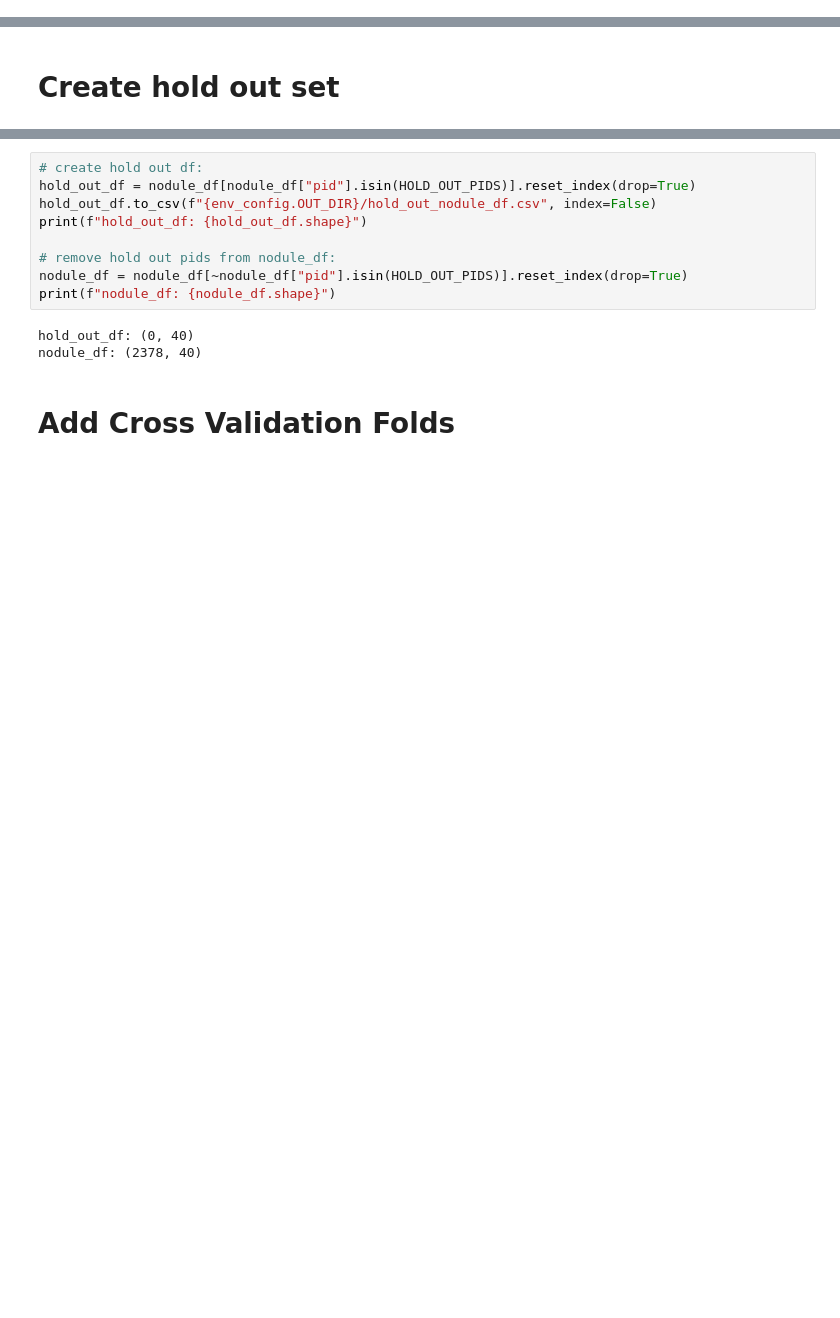
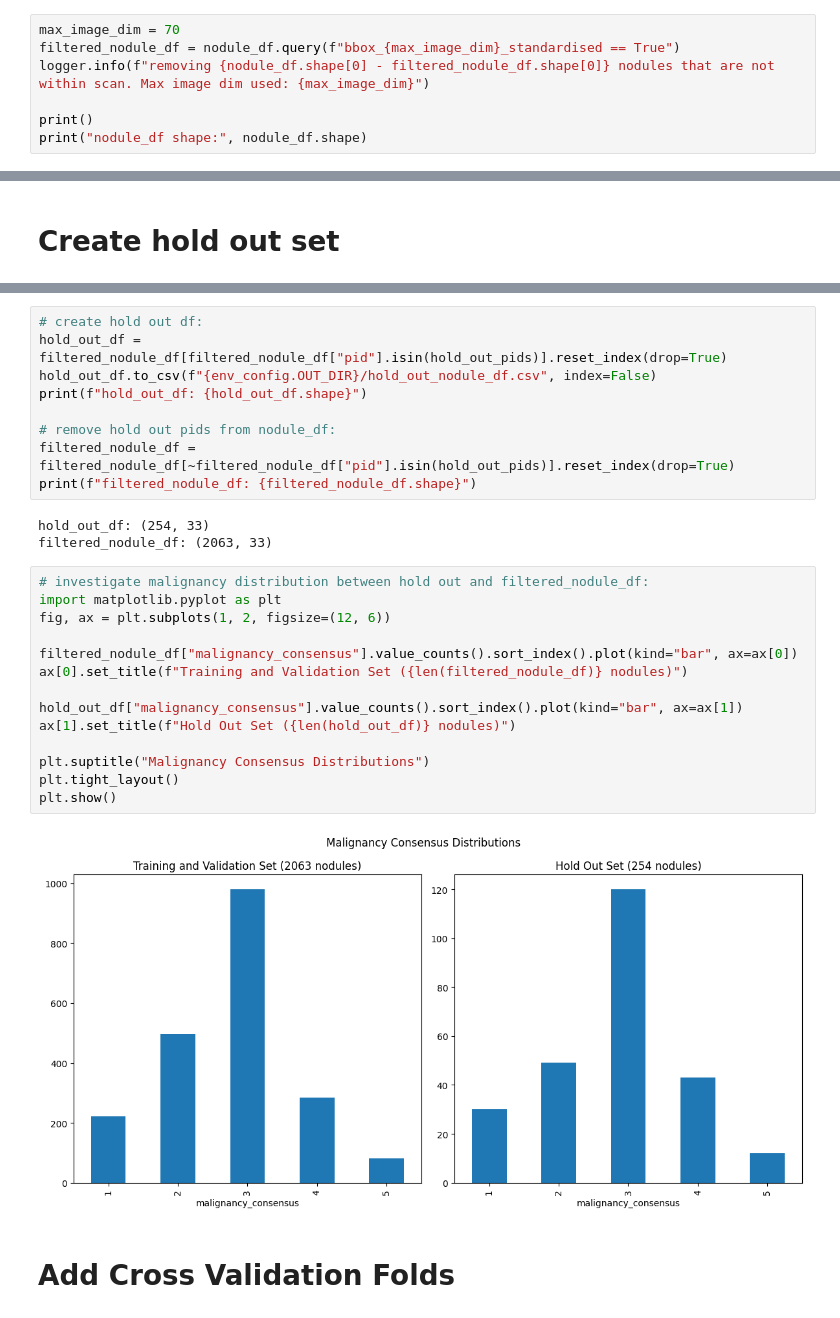
Before and after one commit to maxADeVisser/master_thesis, a Jupyter notebook: preprocessing/process_nodule_df.ipynb, the cells around one changed output, grey strips where cells are left out. Drawn from its saved outputs; the diff is of its cells as text; blank space fills up the shorter version.

```diff
--- a/preprocessing/process_nodule_df.ipynb
+++ b/preprocessing/process_nodule_df.ipynb
@@ -9,0 +29,7 @@ nodule_df = pd.read_csv(f"{env_config.OUT_DIR}/nodule_df.csv")
+# %%
+max_image_dim = 70
+filtered_nodule_df = nodule_df.query(f"bbox_{max_image_dim}_standardised == True")
+logger.info(f"removing {nodule_df.shape[0] - filtered_nodule_df.shape[0]} nodules that are not within scan. Max image dim used: {max_image_dim}")
+
+print()
+print("nodule_df shape:", nodule_df.shape)
@@ -12,15 +61,31 @@ nodule_df = pd.read_csv(f"{env_config.OUT_DIR}/nodule_df.csv")
 # %%
 # create hold out df:
-hold_out_df = nodule_df[nodule_df["pid"].isin(HOLD_OUT_PIDS)].reset_index(drop=True)
+hold_out_df = filtered_nodule_df[filtered_nodule_df["pid"].isin(hold_out_pids)].reset_index(drop=True)
 hold_out_df.to_csv(f"{env_config.OUT_DIR}/hold_out_nodule_df.csv", index=False)
 print(f"hold_out_df: {hold_out_df.shape}")
 
 # remove hold out pids from nodule_df:
-nodule_df = nodule_df[~nodule_df["pid"].isin(HOLD_OUT_PIDS)].reset_index(drop=True)
-print(f"nodule_df: {nodule_df.shape}")
+filtered_nodule_df = filtered_nodule_df[~filtered_nodule_df["pid"].isin(hold_out_pids)].reset_index(drop=True)
+print(f"filtered_nodule_df: {filtered_nodule_df.shape}")
 # %% [output]
-hold_out_df: (0, 40)
-nodule_df: (2378, 40)
+hold_out_df: (254, 33)
+filtered_nodule_df: (2063, 33)
+# %%
+# investigate malignancy distribution between hold out and filtered_nodule_df:
+import matplotlib.pyplot as plt
+fig, ax = plt.subplots(1, 2, figsize=(12, 6))
+
+filtered_nodule_df["malignancy_consensus"].value_counts().sort_index().plot(kind="bar", ax=ax[0])
+ax[0].set_title(f"Training and Validation Set ({len(filtered_nodule_df)} nodules)")
+
+hold_out_df["malignancy_consensus"].value_counts().sort_index().plot(kind="bar", ax=ax[1])
+ax[1].set_title(f"Hold Out Set ({len(hold_out_df)} nodules)")
+
+plt.suptitle("Malignancy Consensus Distributions")
+plt.tight_layout()
+plt.show()
+# %% [output]
+[figure, added]
 # %% [markdown]
 # Add Cross Validation Folds
 # %%
```
Also changed, not shown: parts of 6 cells of this notebook, 4 other files.
